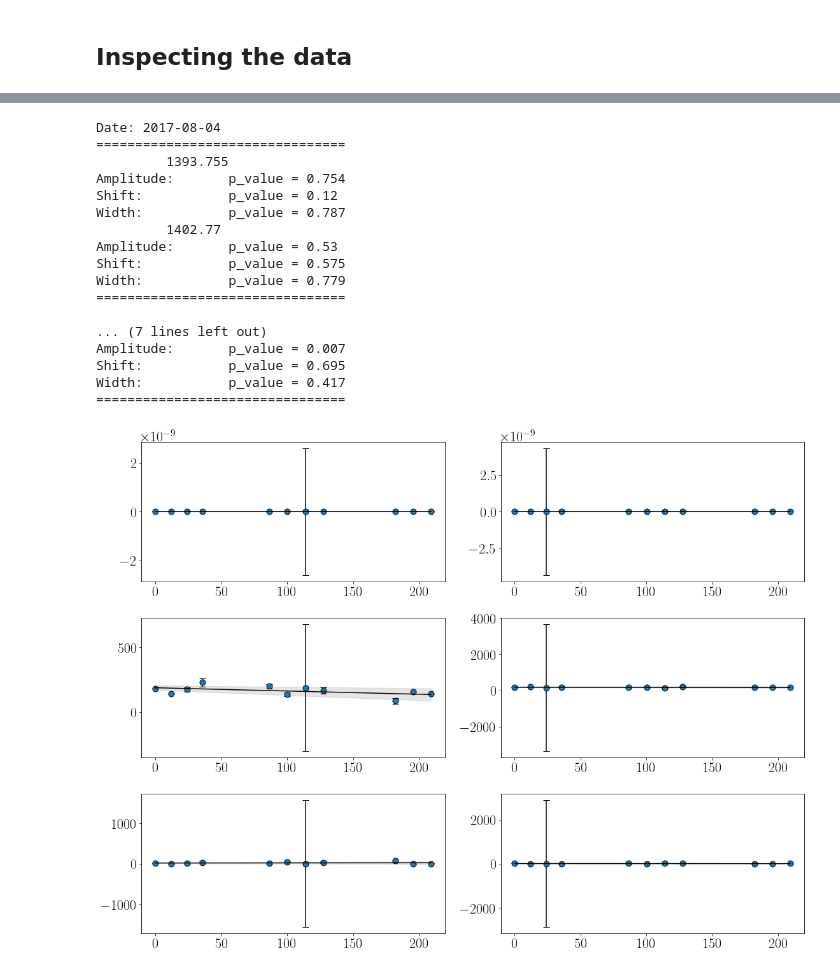
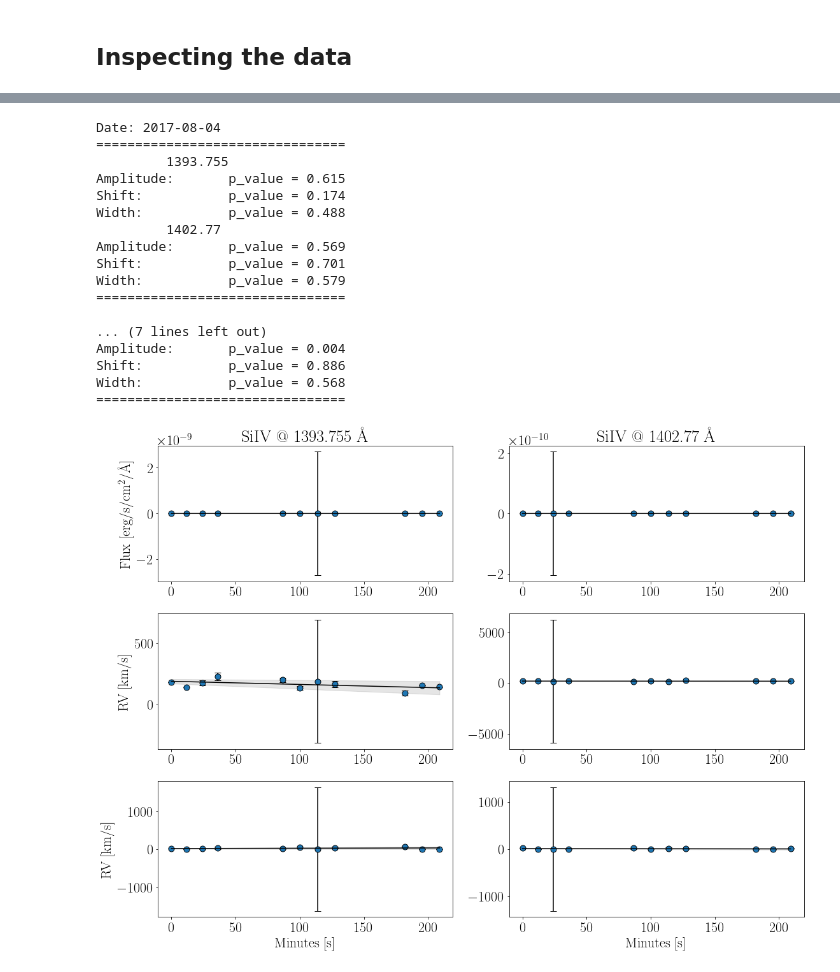
Before and after one commit to bdrdavies/exocomets, a Jupyter notebook: notebooks/short_term_variations.ipynb, the cells around one changed output, grey strips where cells are left out. Saved outputs shown, nothing was run; the diff lists cells and outputs as text; code cells hidden in the pictures.

```diff
--- a/notebooks/short_term_variations.ipynb
+++ b/notebooks/short_term_variations.ipynb
@@ -369,8 +378,6 @@ plotting_params = {'backend': 'wxAgg',
 
 plt.rcParams.update(plotting_params)
 
-
-
 for nobs in range(len(DP)):
     date = str(D[nobs][0][3])[:10]
     print("Date:",date)
@@ -388,7 +395,7 @@ for nobs in range(len(DP)):
 
     for j in range(2):
 
-        res1 = linregress(minutes[nobs], amplitude[nobs][j])
+        res1 = linregress(minutes[nobs][:-1], amplitude[nobs][j][:-1])
         axes[0][j].fill_between(minutes[nobs],(res1.slope+res1.stderr)*minutes[nobs]+res1.intercept+res1.intercept_stderr,(res1.slope-res1.stderr)*minutes[nobs]+res1.intercept-res1.intercept_stderr,color="black",alpha=0.1)
         axes[0][j].errorbar(minutes[nobs],amplitude[nobs][j],yerr=amplitude_err[nobs][j],capsize=5,ls="None",color="black")
         axes[0][j].scatter(minutes[nobs],amplitude[nobs][j],s=80,zorder=2,color="black")
@@ -396,7 +403,7 @@ for nobs in range(len(DP)):
         axes[0][j].plot(minutes[nobs],res1.slope*minutes[nobs]+res1.intercept,color="black")
         #axes[0][j].set_ylim(0.2e-13,3.0e-13)
 
-        res2 = linregress(minutes[nobs], shift[nobs][j])
+        res2 = linregress(minutes[nobs][:-1], shift[nobs][j][:-1])
         axes[1][j].fill_between(minutes[nobs],(res2.slope+res2.stderr)*minutes[nobs]+res2.intercept+res2.intercept_stderr,(res2.slope-res2.stderr)*minutes[nobs]+res2.intercept-res2.intercept_stderr,color="black",alpha=0.1)
         axes[1][j].errorbar(minutes[nobs],shift[nobs][j],yerr=shift_err[nobs][j],capsize=5,ls="None",color="black")
         axes[1][j].scatter(minutes[nobs],shift[nobs][j],s=80,zorder=2,color="black")
@@ -404,52 +411,50 @@ for nobs in range(len(DP)):
         axes[1][j].plot(minutes[nobs],res2.slope*minutes[nobs]+res2.intercept,color="black")
         #axes[1][j].set_ylim(150,220)
 
-        res3 = linregress(minutes[nobs], width[nobs][j])
+        res3 = linregress(minutes[nobs][:-1], width[nobs][j][:-1])
         axes[2][j].fill_between(minutes[nobs],(res3.slope+res3.stderr)*minutes[nobs]+res3.intercept+res3.intercept_stderr,(res3.slope-res3.stderr)*minutes[nobs]+res3.intercept-res3.intercept_stderr,color="black",alpha=0.1)
         axes[2][j].errorbar(minutes[nobs],width[nobs][j],yerr=width_err[nobs][j],capsize=5,ls="None",color="black")
         axes[2][j].scatter(minutes[nobs],width[nobs][j],s=80,zorder=2,color="black")
         axes[2][j].scatter(minutes[nobs],width[nobs][j],s=50,zorder=2,label="Absorption depth")
         axes[2][j].plot(minutes[nobs],res3.slope*minutes[nobs]+res3.intercept,color="black")
         #axes[2][j].set_ylim(20,80)
 
         print("\t",lines[j])
         print('Amplitude:\t p_value =',round(res1.pvalue,3))
         print('Shift:\t\t p_value =',round(res2.pvalue,3))
         print('Width:\t\t p_value =',round(res3.pvalue,3))
-        #res2 = linregress(minutes[nobs], amplitude[nobs][j])
-        #axes[0][j].fill_between(minutes[nobs],(res1.slope+res1.stderr)*minutes[nobs]+res1.intercept+res1.intercept_stderr,(res1.slope-res1.stderr)*minutes[nobs]+res1.intercept-res1.intercept_stderr,color="black",alpha=0.1)
-        #axes[0][j].errorbar(minutes[nobs],amplitude[nobs][j],yerr=amplitude_err[nobs],capsize=5,ls="None",color="black")
-        #axes[0][j].scatter(minutes[nobs],amplitude[nobs][j],s=80,zorder=2,color="black")
-        #axes[0][j].scatter(minutes[nobs],amplitude[nobs][j],s=50,zorder=2,label="Absorption depth")
-        #axes[0][j].plot(minutes[nobs],res1.slope*minutes[nobs]+res1.intercept,color="black")
-        #axes[0][j].set_ylim(0.2e-13,3.0e-13)
-        #print('\n\nAmplitude:\t p_value =',round(res1.pvalue,3))
+
 
         #with open(home+'/data/variations_'+date+'.txt', 'w') as output:
         #    output.write('Amplitude:\t p_value = '+str(round(res1.pvalue,3))+'\n')
         #ax1.set_ylim(0,50)
-        #plt.ylabel(r'Flux [erg/s/cm$^2$/\AA]')
-        #ax1.title.set_text('SiIV @ '+str(Line1)+' \AA')
-        #ax4.title.set_text('SiIV @ '+str(Line2)+' \AA')
+        #
+    axes[0][0].set_ylabel(r'Flux [erg/s/cm$^2$/\AA]')
+    axes[0][0].title.set_text('SiIV @ '+str(Line1)+' \AA')
+    axes[0][1].title.set_text('SiIV @ '+str(Line2)+' \AA')
+    axes[1][0].set_ylabel(r'RV [km/s]')
+    axes[2][0].set_ylabel(r'RV [km/s]')
+    axes[2][0].set_xlabel(r'Minutes [s]')
+    axes[2][1].set_xlabel(r'Minutes [s]')
     fig.tight_layout()
     plt.savefig(home+'/plots/'+date+'_gaussian_parameters.pdf', bbox_inches='tight', pad_inches=0.1,dpi=300)
     print(32*"=","\n")
 # %% [output]
 Date: 2017-08-04
 ================================
          1393.755
-Amplitude:       p_value = 0.754
-Shift:           p_value = 0.12
-Width:           p_value = 0.787
+Amplitude:       p_value = 0.615
+Shift:           p_value = 0.174
+Width:           p_value = 0.488
          1402.77
-Amplitude:       p_value = 0.53
-Shift:           p_value = 0.575
-Width:           p_value = 0.779
+Amplitude:       p_value = 0.569
+Shift:           p_value = 0.701
+Width:           p_value = 0.579
 ================================
 
 ... (7 lines left out)
-Amplitude:       p_value = 0.007
-Shift:           p_value = 0.695
-Width:           p_value = 0.417
+Amplitude:       p_value = 0.004
+Shift:           p_value = 0.886
+Width:           p_value = 0.568
 ================================
-[figure, old version]
+[figure, new version]
```
Also changed, not shown: parts of 17 cells of this notebook.
